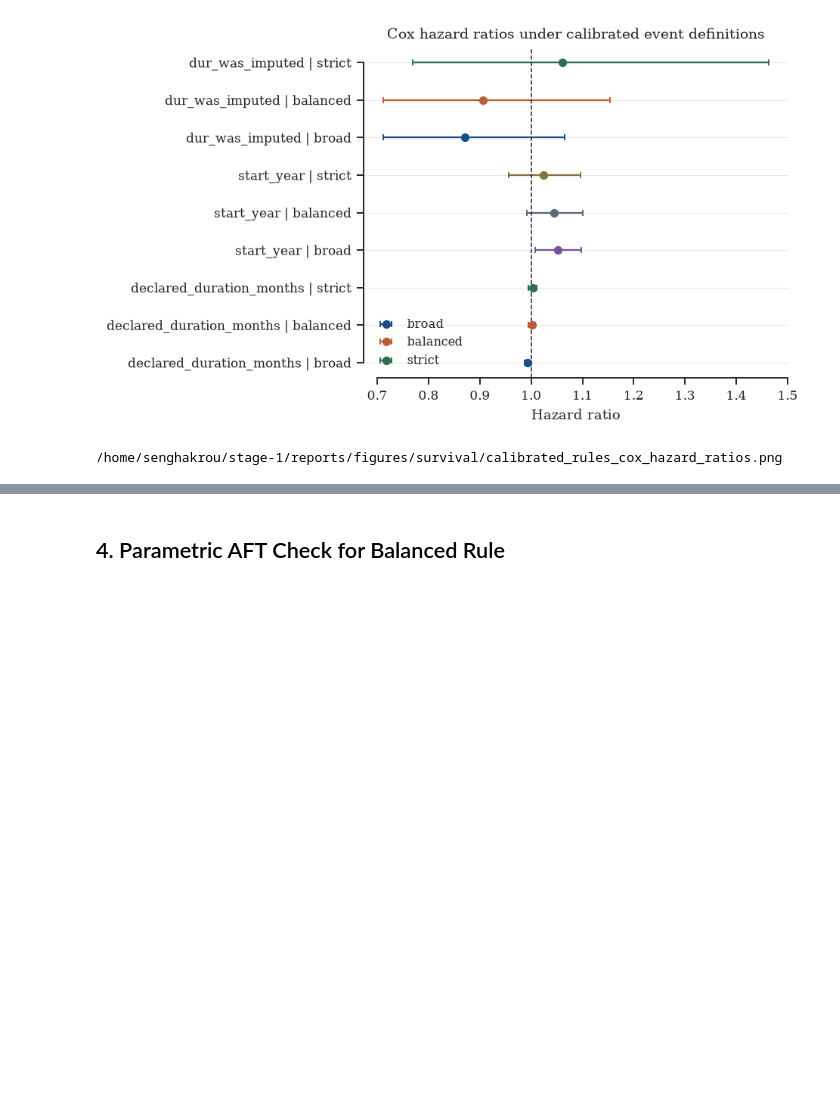
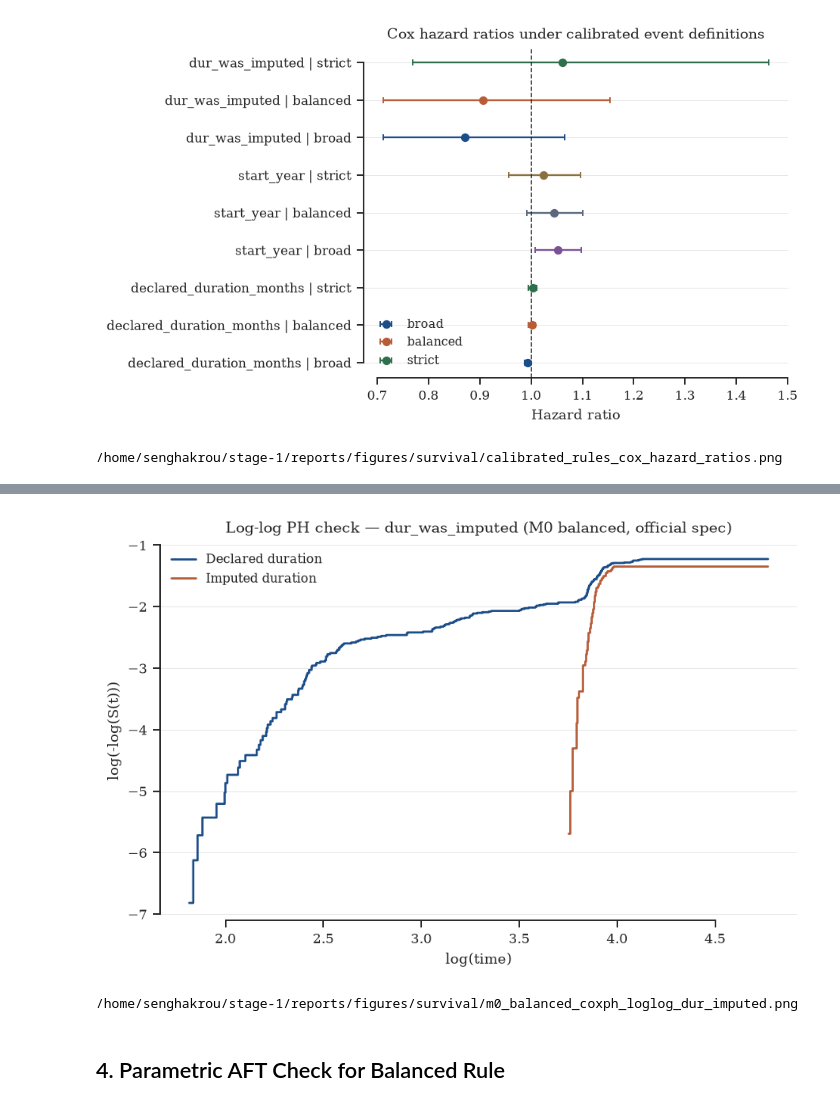
Before and after one commit to ROUSenghak/stage, a Jupyter notebook: notebooks/07_calibrated_survival_analysis.ipynb, the cells around one changed output, grey strips where cells are left out. Saved outputs shown, nothing was run; the diff lists cells and outputs as text; code cells hidden in the pictures; blank space fills up the shorter version.

```diff
--- a/notebooks/07_calibrated_survival_analysis.ipynb
+++ b/notebooks/07_calibrated_survival_analysis.ipynb
@@ -231,3 +263,21 @@ if not coef_plot.empty:
+# %%
+fig, ax = plt.subplots(figsize=(6.5, 4.3))
+for val, label, color in [(0, "Declared duration", ACADEMIC_PALETTE[0]), (1, "Imputed duration", ACADEMIC_PALETTE[1])]:
+    sub = dfs["balanced"][dfs["balanced"]["dur_was_imputed"] == val]
+    kmf_ll = KaplanMeierFitter()
+    kmf_ll.fit(sub["observed_duration_months"], sub["event"])
+    sf = kmf_ll.survival_function_
+    sf = sf[sf["KM_estimate"] > 0]
+    loglog = np.log(-np.log(sf["KM_estimate"]))
+    ax.plot(np.log(sf.index), loglog, label=label, color=color, drawstyle="steps-post", linewidth=1.4)
+ax.set_xlabel("log(time)")
+ax.set_ylabel("log(-log(S(t)))")
+ax.set_title("Log-log PH check \u2014 dur_was_imputed (M0 balanced, official spec)")
+ax.legend()
+savefig("m0_balanced_coxph_loglog_dur_imputed.png")
+# %% [output]
+[figure, added]
+/home/senghakrou/stage-1/reports/figures/survival/m0_balanced_coxph_loglog_dur_imputed.png
 # %% [markdown]
 ## 4. Parametric AFT Check for Balanced Rule
 # %%
```
Also changed, not shown: parts of 3 cells of this notebook, 37 other files.
